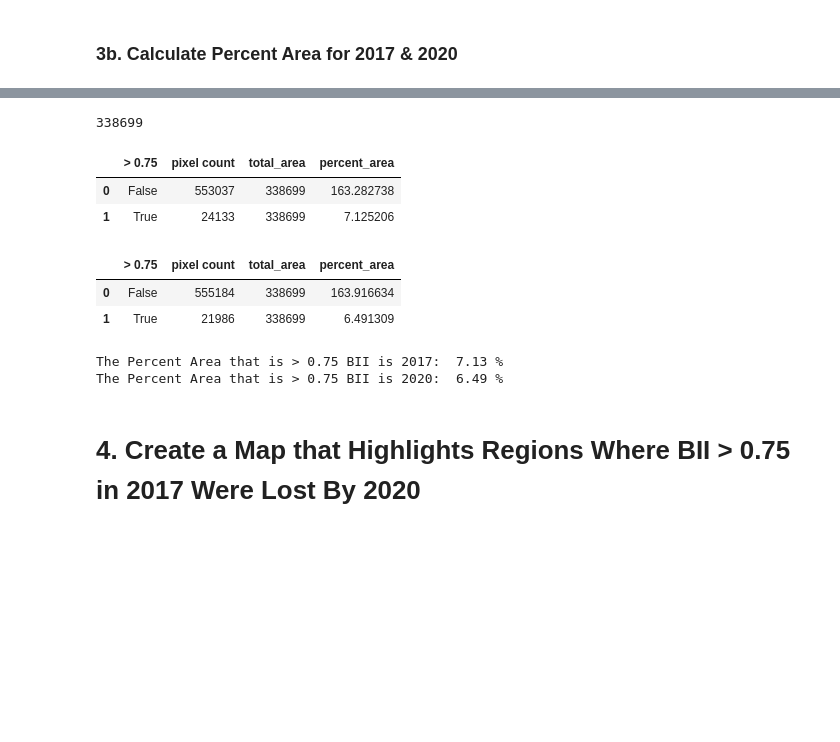
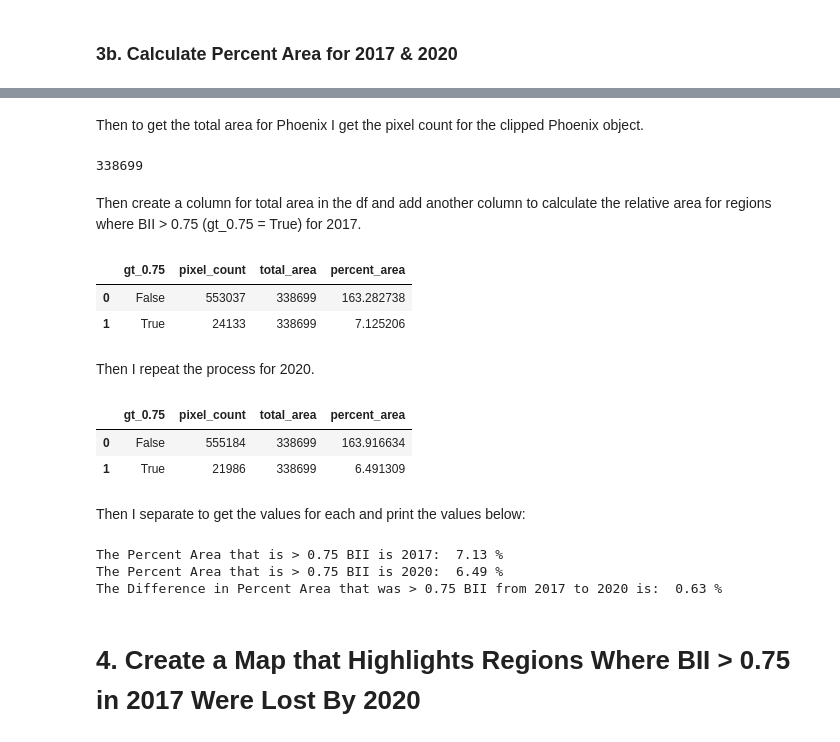
Before and after one commit to nicolelpepper/pheonix-bii-analysis, a Jupyter notebook: phoenix_bii_analysis.ipynb, the cells around one changed output, grey strips where cells are left out. Cells and saved outputs as stored; diff of their text form; code cells hidden in the pictures; blank space fills up the shorter version.

```diff
--- a/phoenix_bii_analysis.ipynb
+++ b/phoenix_bii_analysis.ipynb
@@ -280 +313,3 @@ phoenix_total_area = bii_area_2017["pixel count"].sum()
+# %% [markdown]
+Then to get the total area for Phoenix I get the pixel count for the clipped Phoenix object.
 # %%
@@ -292,27 +329,38 @@ phoenix_total_area = phoenix_total_area.iloc[1,1]
 phoenix_total_area
 # %% [output]
 338699
+# %% [markdown]
+Then create a column for total area in the df and add another column to calculate the relative area for regions where BII > 0.75 (gt_0.75 = True) for 2017.
 # %%
-# Check out pixel count for 2017
+# ---- Calculate percent area for 2017 ----
+
+# Add column for total area
 bii_area_2017["total_area"] = phoenix_total_area
 
-bii_area_2017["percent_area"] = (bii_area_2017["pixel count"] / phoenix_total_area) * 100
+# Add column for percent area
+bii_area_2017["percent_area"] = (bii_area_2017["pixel_count"] / phoenix_total_area) * 100
 
 bii_area_2017
 # %% [output]
-|  | > 0.75 | pixel count | total_area | percent_area |
+|  | gt_0.75 | pixel_count | total_area | percent_area |
 | 0 | False | 553037 | 338699 | 163.282738 |
 | 1 | True | 24133 | 338699 | 7.125206 |
+# %% [markdown]
+Then I repeat the process for 2020.
 # %%
-# Check out pixel count for 2020
+# ---- Calculate percent area for 2020 ----
 
+# Add column for total area
 bii_area_2020["total_area"] = phoenix_total_area
 
-bii_area_2020["percent_area"] = (bii_area_2020["pixel count"] / phoenix_total_area) * 100
+# Add column for percent area
+bii_area_2020["percent_area"] = (bii_area_2020["pixel_count"] / phoenix_total_area) * 100
 
 bii_area_2020
 # %% [output]
-|  | > 0.75 | pixel count | total_area | percent_area |
+|  | gt_0.75 | pixel_count | total_area | percent_area |
 | 0 | False | 555184 | 338699 | 163.916634 |
 | 1 | True | 21986 | 338699 | 6.491309 |
+# %% [markdown]
+Then I separate to get the values for each and print the values below:
 # %%
@@ -322,9 +371,11 @@ percent_bii_2020 = bii_area_2020.iloc[1,3]
 # %%
 print("The Percent Area that is > 0.75 BII is 2017: ", round(percent_bii_2017, 2), "%")
 print("The Percent Area that is > 0.75 BII is 2020: ", round(percent_bii_2020, 2), "%")
+print("The Difference in Percent Area that was > 0.75 BII from 2017 to 2020 is: ", round(percent_bii_diff, 2), "%")
 # %% [output]
 The Percent Area that is > 0.75 BII is 2017:  7.13 %
 The Percent Area that is > 0.75 BII is 2020:  6.49 %
+The Difference in Percent Area that was > 0.75 BII from 2017 to 2020 is:  0.63 %
 # %% [markdown]
 # 4. Create a Map that Highlights Regions Where BII > 0.75 in 2017 Were Lost By 2020
 # %% [markdown]
```
Also changed, not shown: parts of 32 cells of this notebook.
